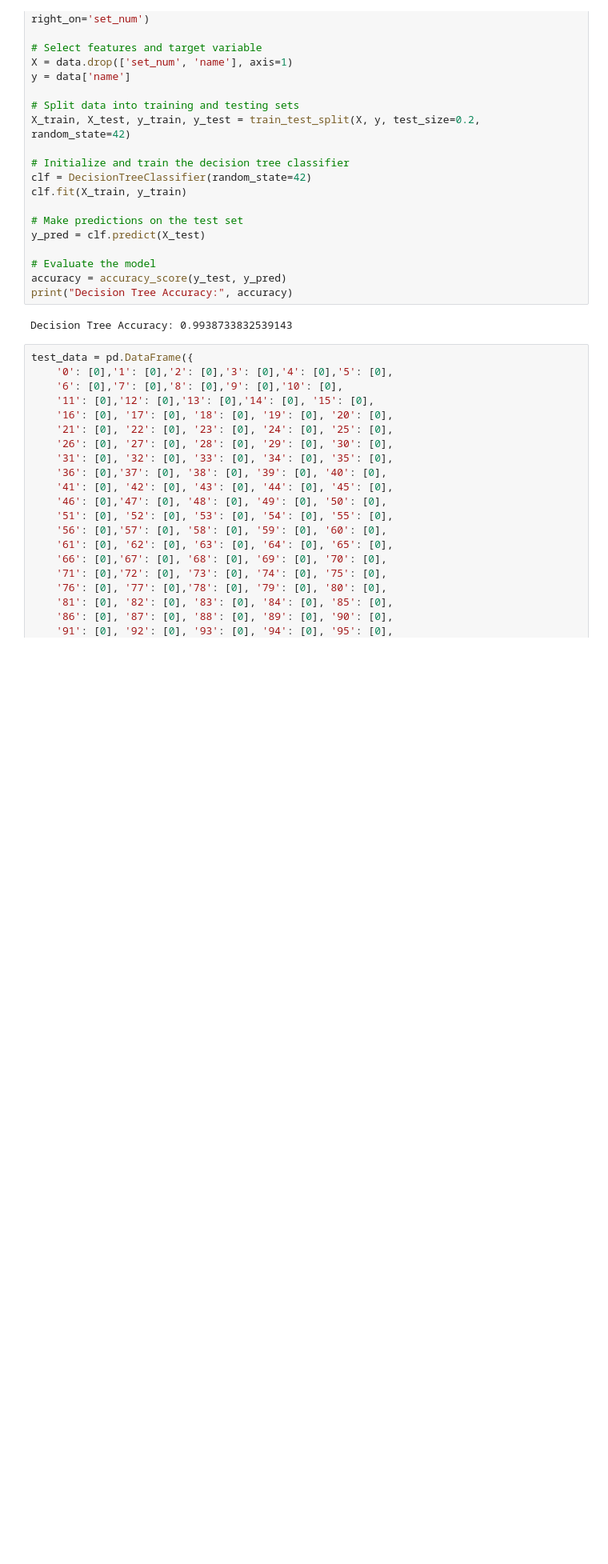
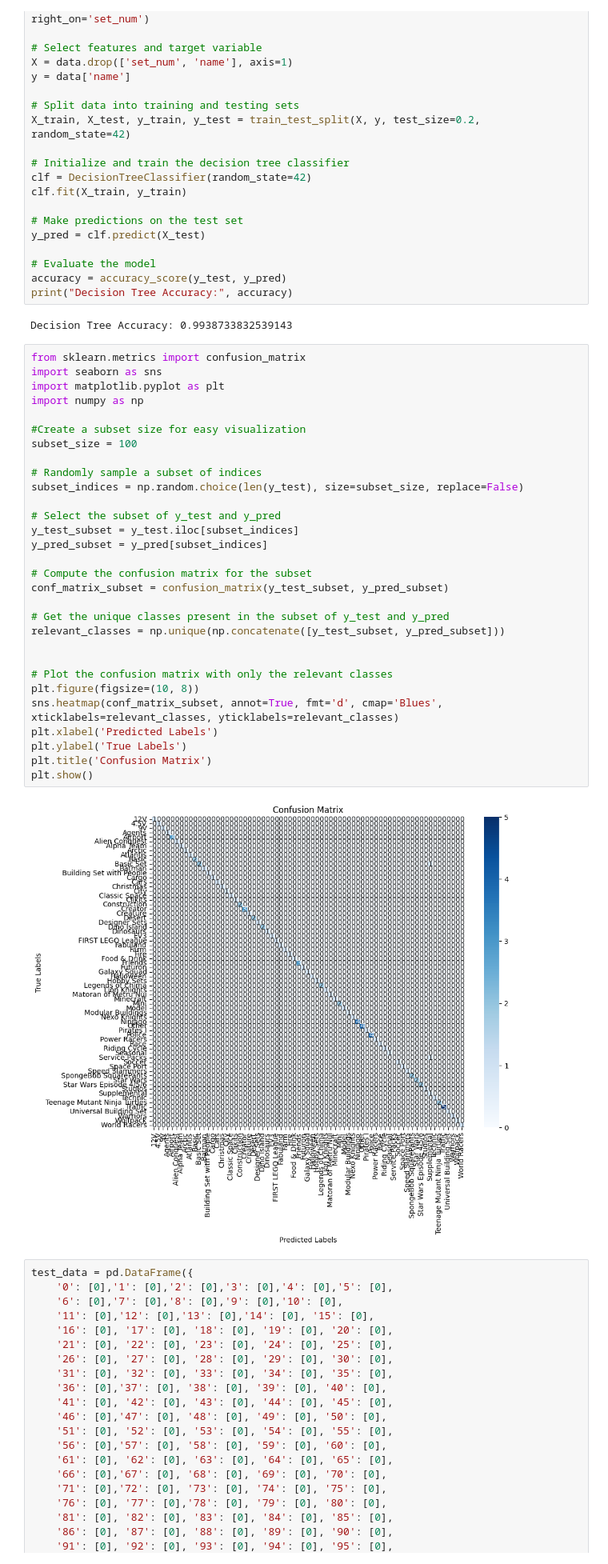
Before and after one commit to petersn86/COMSC225-final-project-PN, a Jupyter notebook: legoAnalysis.ipynb, the cells around one changed output. Shown at 80% size. Saved outputs shown, nothing was run; the diff lists cells and outputs as text; blank space fills up the shorter version.

```diff
--- a/legoAnalysis.ipynb
+++ b/legoAnalysis.ipynb
@@ -51,6 +51,38 @@ accuracy = accuracy_score(y_test, y_pred)
 print("Decision Tree Accuracy:", accuracy)
 # %% [output]
 Decision Tree Accuracy: 0.9938733832539143
+# %%
+from sklearn.metrics import confusion_matrix
+import seaborn as sns
+import matplotlib.pyplot as plt
+import numpy as np
+
+#Create a subset size for easy visualization
+subset_size = 100
+
+# Randomly sample a subset of indices
+subset_indices = np.random.choice(len(y_test), size=subset_size, replace=False)
+
+# Select the subset of y_test and y_pred
+y_test_subset = y_test.iloc[subset_indices]
+y_pred_subset = y_pred[subset_indices]
+
+# Compute the confusion matrix for the subset
+conf_matrix_subset = confusion_matrix(y_test_subset, y_pred_subset)
+
+# Get the unique classes present in the subset of y_test and y_pred
+relevant_classes = np.unique(np.concatenate([y_test_subset, y_pred_subset]))
+
+
+# Plot the confusion matrix with only the relevant classes
+plt.figure(figsize=(10, 8))
+sns.heatmap(conf_matrix_subset, annot=True, fmt='d', cmap='Blues', xticklabels=relevant_classes, yticklabels=relevant_classes)
+plt.xlabel('Predicted Labels')
+plt.ylabel('True Labels')
+plt.title('Confusion Matrix')
+plt.show()
+# %% [output]
+[figure, added]
 # %%
 test_data = pd.DataFrame({
     '0': [0],'1': [0],'2': [0],'3': [0],'4': [0],'5': [0],
```
Also changed, not shown: 1 other file.
